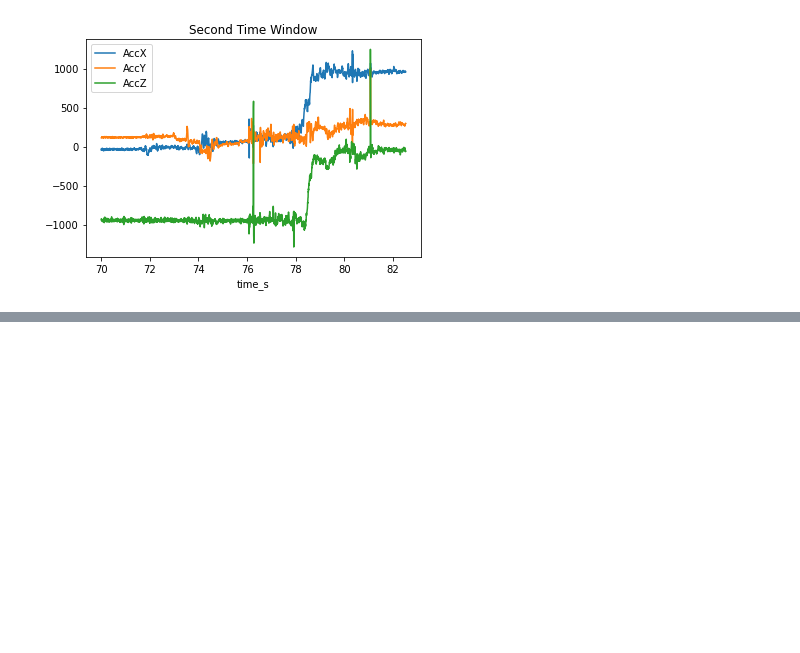
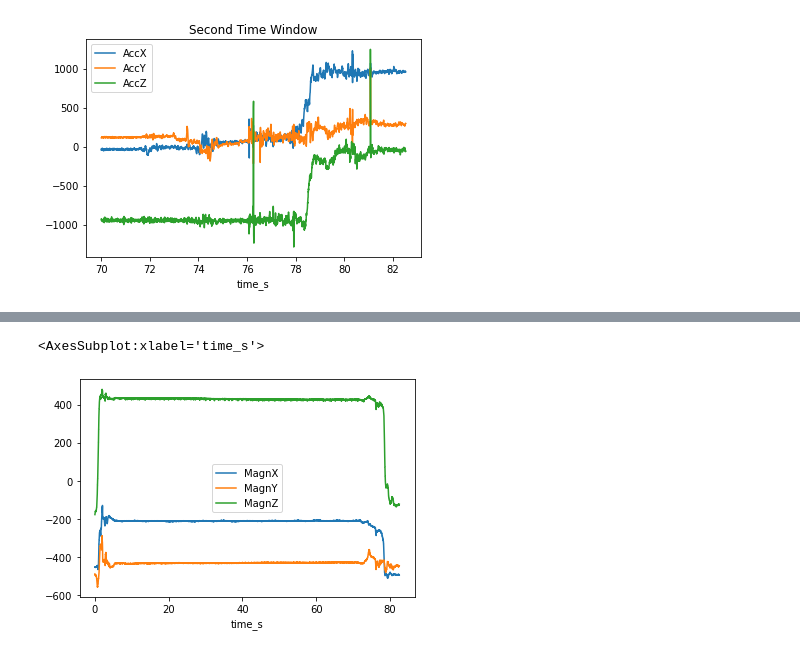
Before and after one commit to zanocrate/LCP_projects_Y4, a Jupyter notebook: draft.ipynb, the cells around one changed output, grey strips where cells are left out. Cells and saved outputs as stored; diff of their text form; code cells hidden in the pictures; blank space fills up the shorter version.

```diff
--- a/draft.ipynb
+++ b/draft.ipynb
@@ -104,0 +110,5 @@ pd.plotting.scatter_matrix(df_acc_transf)
+# %%
+df.plot(y=['MagnX','MagnY','MagnZ'])
+# %% [output]
+<AxesSubplot:xlabel='time_s'>
+[figure, added]
```
Also changed, not shown: parts of 1 cell of this notebook, 1 other file.
